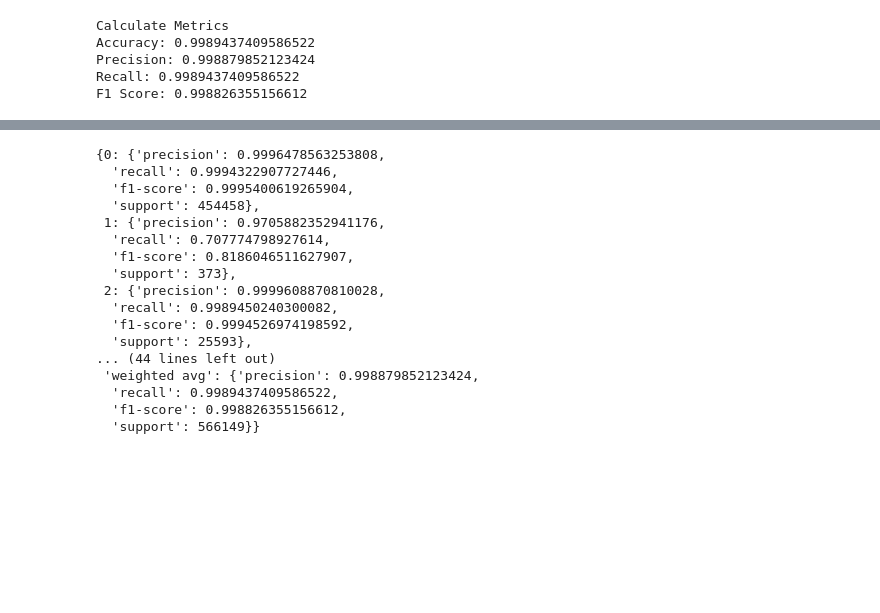
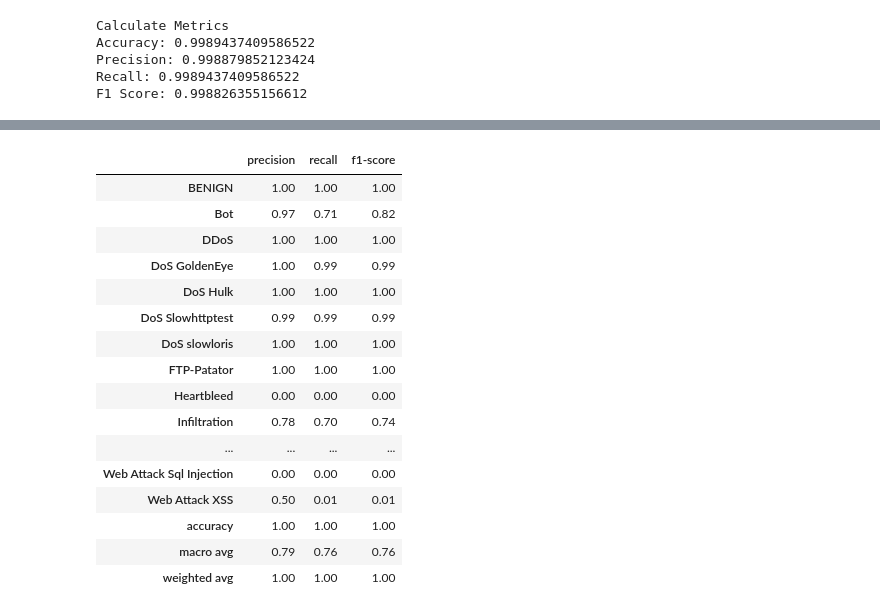
Before and after one commit to kurtgrothe/capstone, a Jupyter notebook: CAPSTONE.ipynb, the cells around one changed output, grey strips where cells are left out. Drawn from its saved outputs; the diff is of its cells as text; code cells hidden in the pictures; blank space fills up the shorter version.

```diff
--- a/CAPSTONE.ipynb
+++ b/CAPSTONE.ipynb
@@ -870,25 +881,36 @@ plt.show()
 # %%
 # Classification report
-class_report = classification_report(test_labels, predicted_labels, target_names=le.classes_, output_dict=True, zero_division=0)
-class_report
+class_report = classification_report(
+    test_labels,
+    predicted_labels,
+    target_names=le.classes_,
+    output_dict=True,
+    zero_division=0)
+
+cr = pd.DataFrame(class_report).transpose()
+cr.drop(columns=['support'], inplace=True)
+cr['label'] = cr.index
+cr.set_index('label', inplace=True)
+cr.index.name = None
+cr
 # %% [output]
-{0: {'precision': 0.9996478563253808,
-  'recall': 0.9994322907727446,
-  'f1-score': 0.9995400619265904,
-  'support': 454458},
- 1: {'precision': 0.9705882352941176,
-  'recall': 0.707774798927614,
-  'f1-score': 0.8186046511627907,
-  'support': 373},
- 2: {'precision': 0.9999608870810028,
-  'recall': 0.9989450240300082,
-  'f1-score': 0.9994526974198592,
-  'support': 25593},
-... (44 lines left out)
- 'weighted avg': {'precision': 0.998879852123424,
-  'recall': 0.9989437409586522,
-  'f1-score': 0.998826355156612,
-  'support': 566149}}
+|  | precision | recall | f1-score |
+| BENIGN | 1.00 | 1.00 | 1.00 |
+| Bot | 0.97 | 0.71 | 0.82 |
+| DDoS | 1.00 | 1.00 | 1.00 |
+| DoS GoldenEye | 1.00 | 0.99 | 0.99 |
+| DoS Hulk | 1.00 | 1.00 | 1.00 |
+| DoS Slowhttptest | 0.99 | 0.99 | 0.99 |
+| DoS slowloris | 1.00 | 1.00 | 1.00 |
+| FTP-Patator | 1.00 | 1.00 | 1.00 |
+| Heartbleed | 0.00 | 0.00 | 0.00 |
+| Infiltration | 0.78 | 0.70 | 0.74 |
+| ... | ... | ... | ... |
+| Web Attack Sql Injection | 0.00 | 0.00 | 0.00 |
+| Web Attack XSS | 0.50 | 0.01 | 0.01 |
+| accuracy | 1.00 | 1.00 | 1.00 |
+| macro avg | 0.79 | 0.76 | 0.76 |
+| weighted avg | 1.00 | 1.00 | 1.00 |
 # %%
 # ROC
 probs = np.array(predictions)
```
Also changed, not shown: parts of 14 cells of this notebook, 6 other files.
